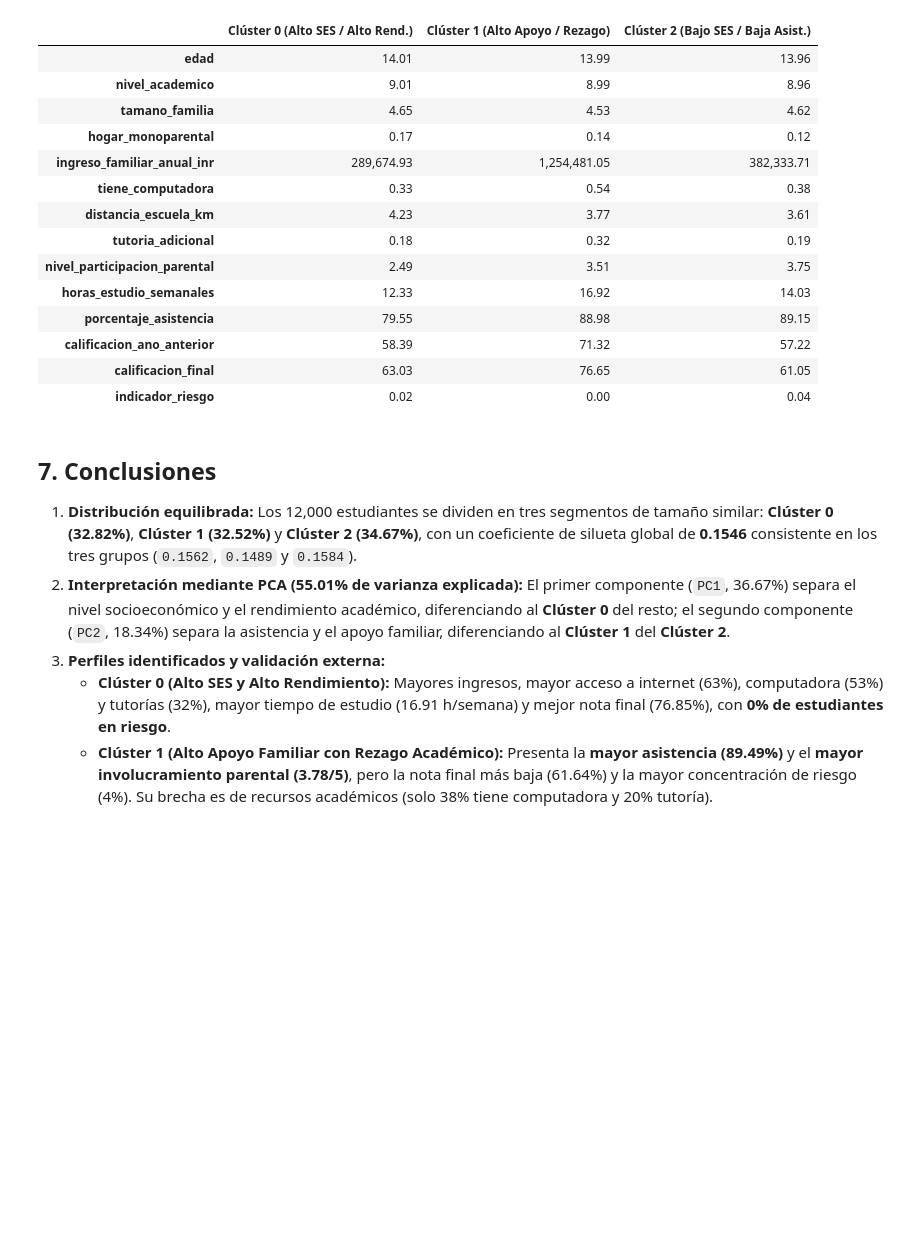
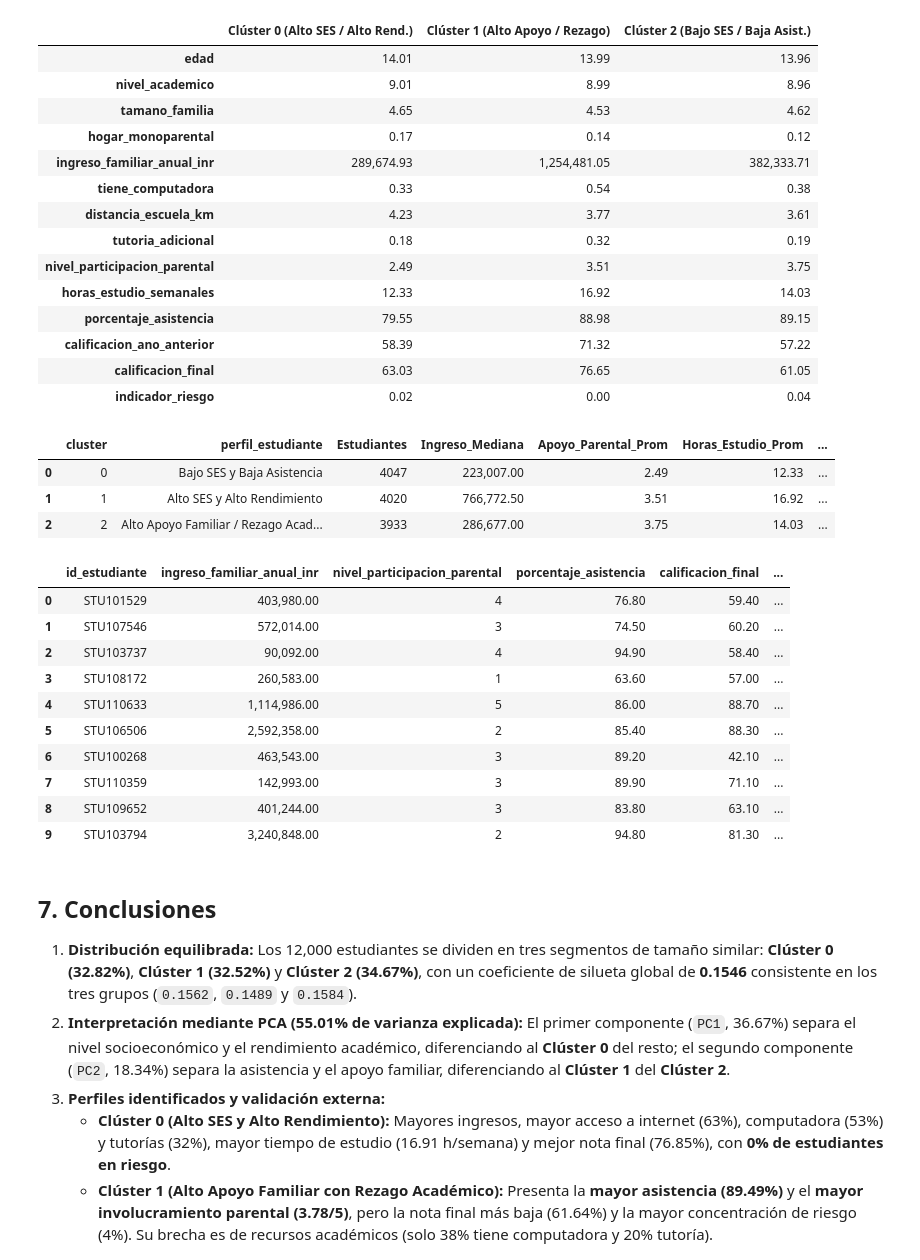
Before and after one commit to andreyac1397/ETL_EDA_KMeans_Data-Calificaciones_Suicidios, a Jupyter notebook: notebooks/01_Calificaciones/05_KMeans_Evaluacion.ipynb, the cells around one changed output. Cells and saved outputs as stored; diff of their text form; code cells hidden in the pictures; blank space fills up the shorter version.

Commit message:
Actualiza entregables y notebooks finales del proyecto

```diff
--- a/notebooks/01_Calificaciones/05_KMeans_Evaluacion.ipynb
+++ b/notebooks/01_Calificaciones/05_KMeans_Evaluacion.ipynb
@@ -267,6 +267,65 @@ display(comparacion)
 | calificacion_ano_anterior | 58.39 | 71.32 | 57.22 |
 | calificacion_final | 63.03 | 76.65 | 61.05 |
 | indicador_riesgo | 0.02 | 0.00 | 0.04 |
+# %%
+# 7. Asignación de etiquetas categóricas descriptivas a partir de los clústeres hallados
+# Identificamos dinámicamente cada clúster según las características de su centroide
+cent_df = pd.DataFrame(kmeans.cluster_centers_, columns=features)
+c_alto_ses = cent_df["log_ingreso_familiar_anual"].idxmax()
+c_bajo_asist = cent_df["porcentaje_asistencia"].idxmin()
+c_rezago = [c for c in [0, 1, 2] if c not in (c_alto_ses, c_bajo_asist)][0]
+
+mapa_categorias = {
+    c_alto_ses: "Alto SES y Alto Rendimiento",
+    c_rezago: "Alto Apoyo Familiar / Rezago Académico",
+    c_bajo_asist: "Bajo SES y Baja Asistencia",
+}
+
+df["perfil_estudiante"] = df["cluster"].map(mapa_categorias)
+
+# Resumen de las categorías creadas
+resumen_categorias = (
+    df.groupby(["cluster", "perfil_estudiante"], as_index=False)
+    .agg(
+        Estudiantes=("id_estudiante", "count"),
+        Ingreso_Mediana=("ingreso_familiar_anual_inr", "median"),
+        Apoyo_Parental_Prom=("nivel_participacion_parental", "mean"),
+        Horas_Estudio_Prom=("horas_estudio_semanales", "mean"),
+        Asistencia_Prom=("porcentaje_asistencia", "mean"),
+        Nota_Final_Prom=("calificacion_final", "mean"),
+    )
+    .round(2)
+)
+resumen_categorias["Porcentaje_%"] = (resumen_categorias["Estudiantes"] / len(df) * 100).round(2)
+display(resumen_categorias)
+
+# Muestra de estudiantes ya etiquetados con su nueva categoría
+cols_muestra = [
+    "id_estudiante",
+    "ingreso_familiar_anual_inr",
+    "nivel_participacion_parental",
+    "porcentaje_asistencia",
+    "calificacion_final",
+    "cluster",
+    "perfil_estudiante",
+]
+display(df[cols_muestra].head(10))
+# %% [output]
+|  | cluster | perfil_estudiante | Estudiantes | Ingreso_Mediana | Apoyo_Parental_Prom | Horas_Estudio_Prom | ... |
+| 0 | 0 | Bajo SES y Baja Asistencia | 4047 | 223,007.00 | 2.49 | 12.33 | ... |
+| 1 | 1 | Alto SES y Alto Rendimiento | 4020 | 766,772.50 | 3.51 | 16.92 | ... |
+| 2 | 2 | Alto Apoyo Familiar / Rezago Acad... | 3933 | 286,677.00 | 3.75 | 14.03 | ... |
+|  | id_estudiante | ingreso_familiar_anual_inr | nivel_participacion_parental | porcentaje_asistencia | calificacion_final | ... |
+| 0 | STU101529 | 403,980.00 | 4 | 76.80 | 59.40 | ... |
+| 1 | STU107546 | 572,014.00 | 3 | 74.50 | 60.20 | ... |
+| 2 | STU103737 | 90,092.00 | 4 | 94.90 | 58.40 | ... |
+| 3 | STU108172 | 260,583.00 | 1 | 63.60 | 57.00 | ... |
+| 4 | STU110633 | 1,114,986.00 | 5 | 86.00 | 88.70 | ... |
+| 5 | STU106506 | 2,592,358.00 | 2 | 85.40 | 88.30 | ... |
+| 6 | STU100268 | 463,543.00 | 3 | 89.20 | 42.10 | ... |
+| 7 | STU110359 | 142,993.00 | 3 | 89.90 | 71.10 | ... |
+| 8 | STU109652 | 401,244.00 | 3 | 83.80 | 63.10 | ... |
+| 9 | STU103794 | 3,240,848.00 | 2 | 94.80 | 81.30 | ... |
 # %% [markdown]
 ## 7. Conclusiones
 
```
Also changed, not shown: 9 other files.
